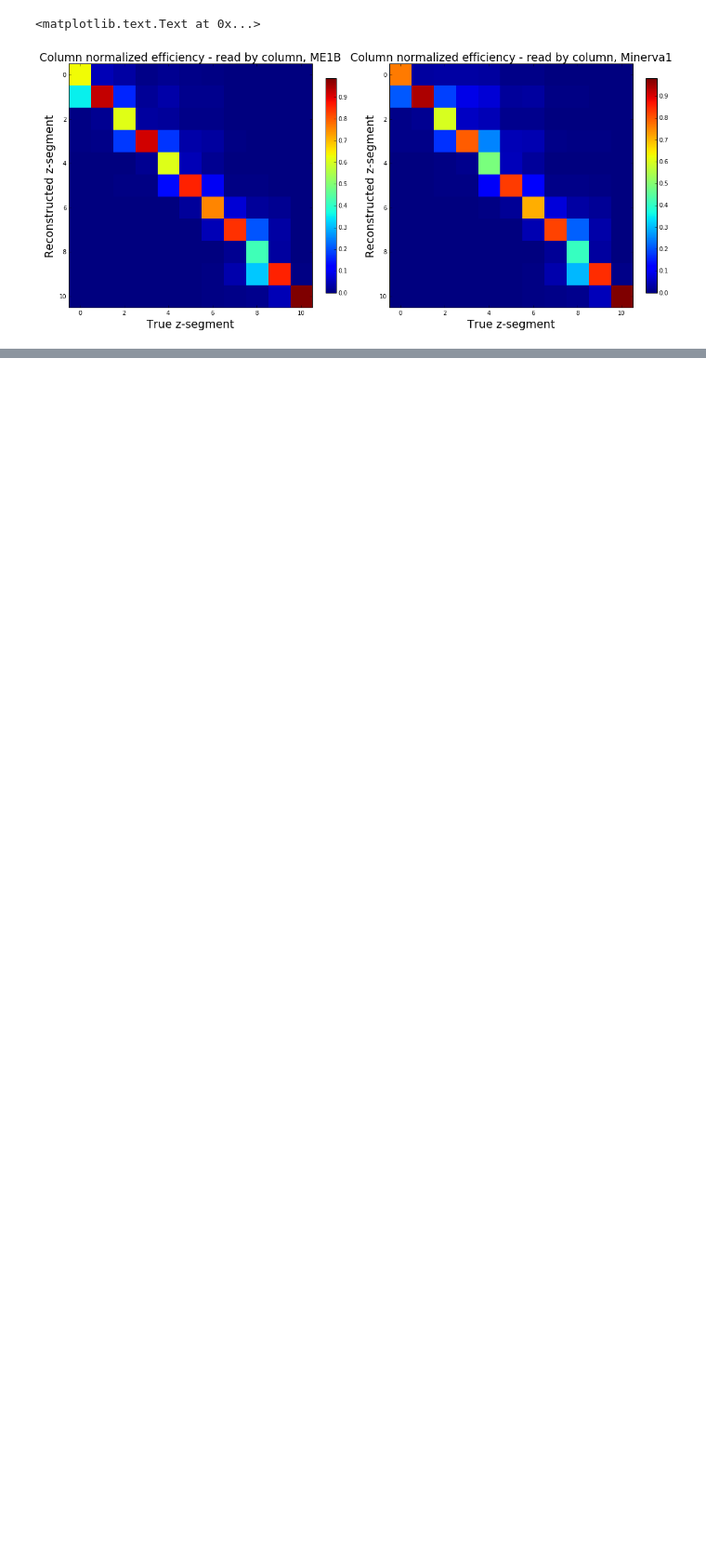
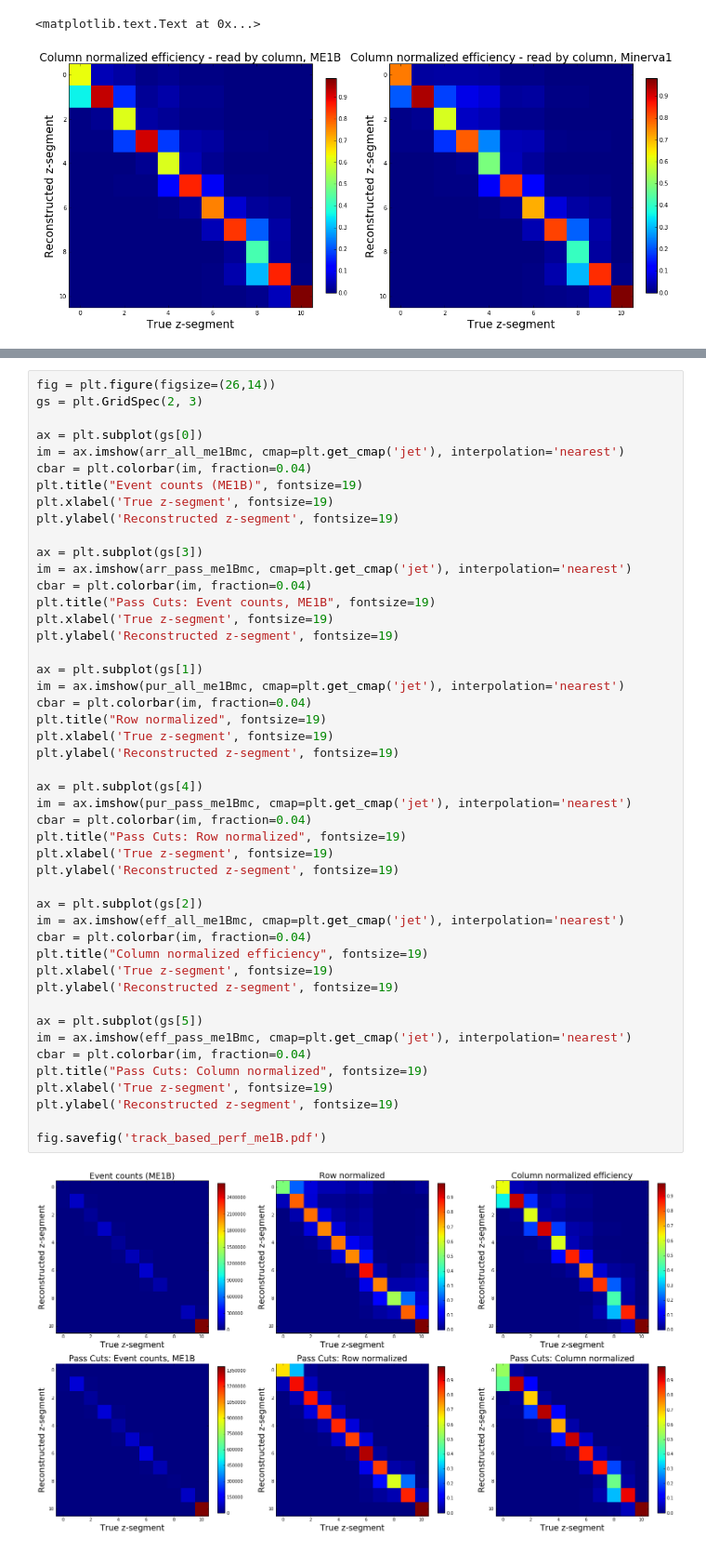
Before and after one commit to faizaakbar/ANNMINERvA, a Jupyter notebook: understanding_tracking_perf.ipynb, the cells around one changed output, grey strips where cells are left out. Shown at 93% size. Cells and saved outputs as stored; diff of their text form; blank space fills up the shorter version.

```diff
--- a/understanding_tracking_perf.ipynb
+++ b/understanding_tracking_perf.ipynb
@@ -132,0 +133,49 @@ plt.ylabel('Reconstructed z-segment', fontsize=19)
+# %%
+fig = plt.figure(figsize=(26,14))
+gs = plt.GridSpec(2, 3)
+
+ax = plt.subplot(gs[0])
+im = ax.imshow(arr_all_me1Bmc, cmap=plt.get_cmap('jet'), interpolation='nearest')
+cbar = plt.colorbar(im, fraction=0.04)
+plt.title("Event counts (ME1B)", fontsize=19)
+plt.xlabel('True z-segment', fontsize=19)
+plt.ylabel('Reconstructed z-segment', fontsize=19)
+
+ax = plt.subplot(gs[3])
+im = ax.imshow(arr_pass_me1Bmc, cmap=plt.get_cmap('jet'), interpolation='nearest')
+cbar = plt.colorbar(im, fraction=0.04)
+plt.title("Pass Cuts: Event counts, ME1B", fontsize=19)
+plt.xlabel('True z-segment', fontsize=19)
+plt.ylabel('Reconstructed z-segment', fontsize=19)
+
+ax = plt.subplot(gs[1])
+im = ax.imshow(pur_all_me1Bmc, cmap=plt.get_cmap('jet'), interpolation='nearest')
+cbar = plt.colorbar(im, fraction=0.04)
+plt.title("Row normalized", fontsize=19)
+plt.xlabel('True z-segment', fontsize=19)
+plt.ylabel('Reconstructed z-segment', fontsize=19)
+
+ax = plt.subplot(gs[4])
+im = ax.imshow(pur_pass_me1Bmc, cmap=plt.get_cmap('jet'), interpolation='nearest')
+cbar = plt.colorbar(im, fraction=0.04)
+plt.title("Pass Cuts: Row normalized", fontsize=19)
+plt.xlabel('True z-segment', fontsize=19)
+plt.ylabel('Reconstructed z-segment', fontsize=19)
+
+ax = plt.subplot(gs[2])
+im = ax.imshow(eff_all_me1Bmc, cmap=plt.get_cmap('jet'), interpolation='nearest')
+cbar = plt.colorbar(im, fraction=0.04)
+plt.title("Column normalized efficiency", fontsize=19)
+plt.xlabel('True z-segment', fontsize=19)
+plt.ylabel('Reconstructed z-segment', fontsize=19)
+
+ax = plt.subplot(gs[5])
+im = ax.imshow(eff_pass_me1Bmc, cmap=plt.get_cmap('jet'), interpolation='nearest')
+cbar = plt.colorbar(im, fraction=0.04)
+plt.title("Pass Cuts: Column normalized", fontsize=19)
+plt.xlabel('True z-segment', fontsize=19)
+plt.ylabel('Reconstructed z-segment', fontsize=19)
+
+fig.savefig('track_based_perf_me1B.pdf')
+# %% [output]
+[figure, added]
```
Also changed, not shown: parts of 3 cells of this notebook, 1 other file.
